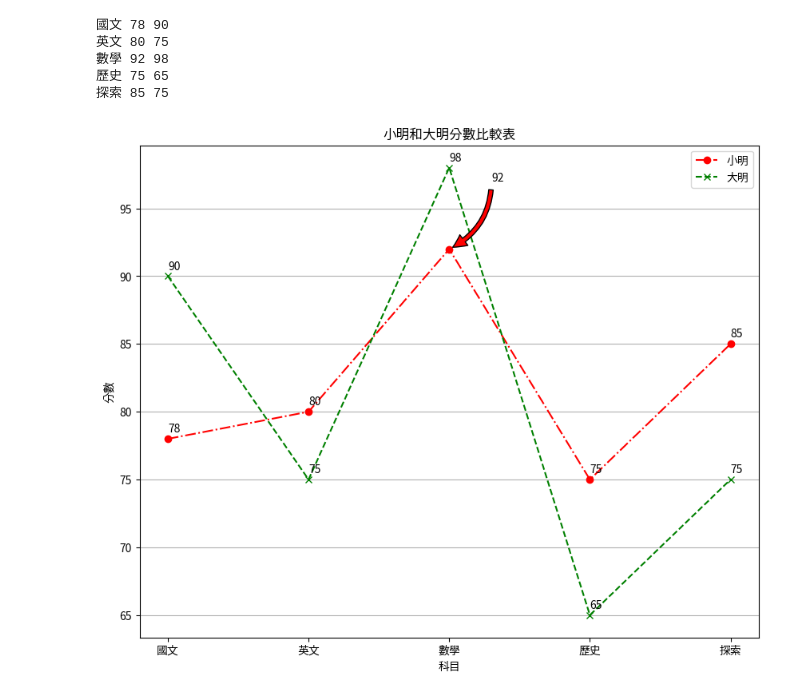
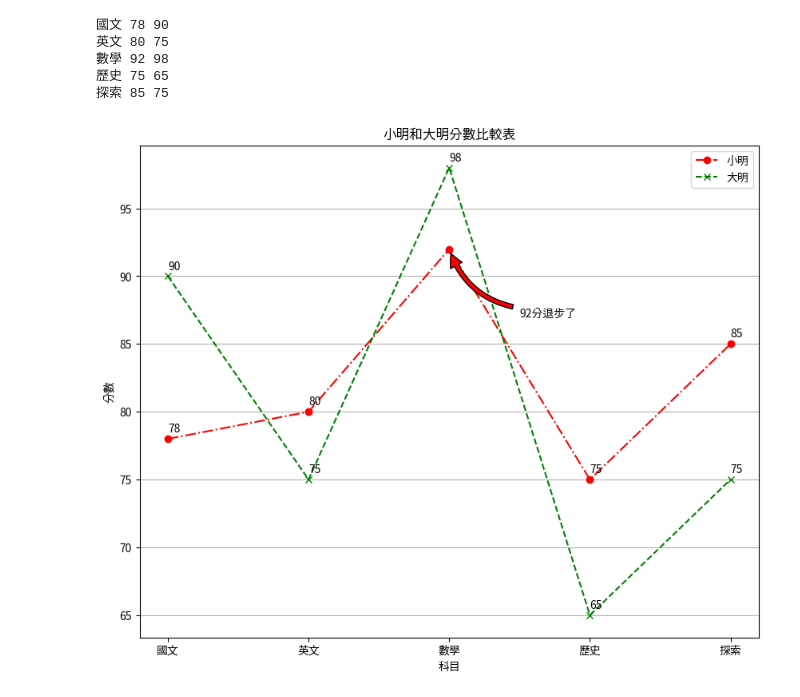
Before and after one commit to shuya152/python_analysis, a Jupyter notebook: lesson7_3.ipynb, the cells around one changed output. Saved outputs shown, nothing was run; the diff lists cells and outputs as text; code cells hidden in the pictures.

```diff
--- a/lesson7_3.ipynb
+++ b/lesson7_3.ipynb
@@ -77,33 +77,33 @@ score2 = list(student2.values())
 
 figure = plt.figure(figsize=(10,8))
 axes = figure.add_subplot(1,1,1)
 axes.set_title("小明和大明分數比較表")
 axes.set_xlabel("科目")
 axes.set_ylabel("分數")
 axes.plot(subjects,score1,'ro-.',label="小明")
 axes.plot(subjects,score2,'gx--',label="大明")
 axes.legend()
 axes.grid(axis='y')
 
 # 找出數學在subjects列表中的索引
 math_index = subjects.index('數學')
 
 for idx, (s, v1, v2) in enumerate(zip(subjects, score1, score2)):
     if s == '數學' and v1 == 92:
         # 對於數學成績，使用特殊的箭頭樣式
         # 使用arc3連接樣式並調整弧度來模擬90度轉向
-        axes.annotate(f'{v1}',
+        axes.annotate(f'{v1}分退步了',
                       xy=(math_index, v1),
-                      xytext=(math_index+0.3, v1+5),  # 將文字向右上方移動
+                      xytext=(math_index+0.5, v1-5),  # 將文字向右上方移動
                       arrowprops=dict(
                           facecolor='red',
                           shrink=0.05,
                           connectionstyle='arc3,rad=-0.3'  # 負值使弧度向右彎曲
                       ))
         axes.annotate(f'{v2}', xy=(s, v2+0.5))
     else:
         axes.annotate(f'{v1}', xy=(s, v1+0.5))
         axes.annotate(f'{v2}', xy=(s, v2+0.5))
 plt.show()
 # %% [output]
-[figure, old version]
+[figure, new version]
```
Also changed, not shown: parts of 1 cell of this notebook, 1 other file.
